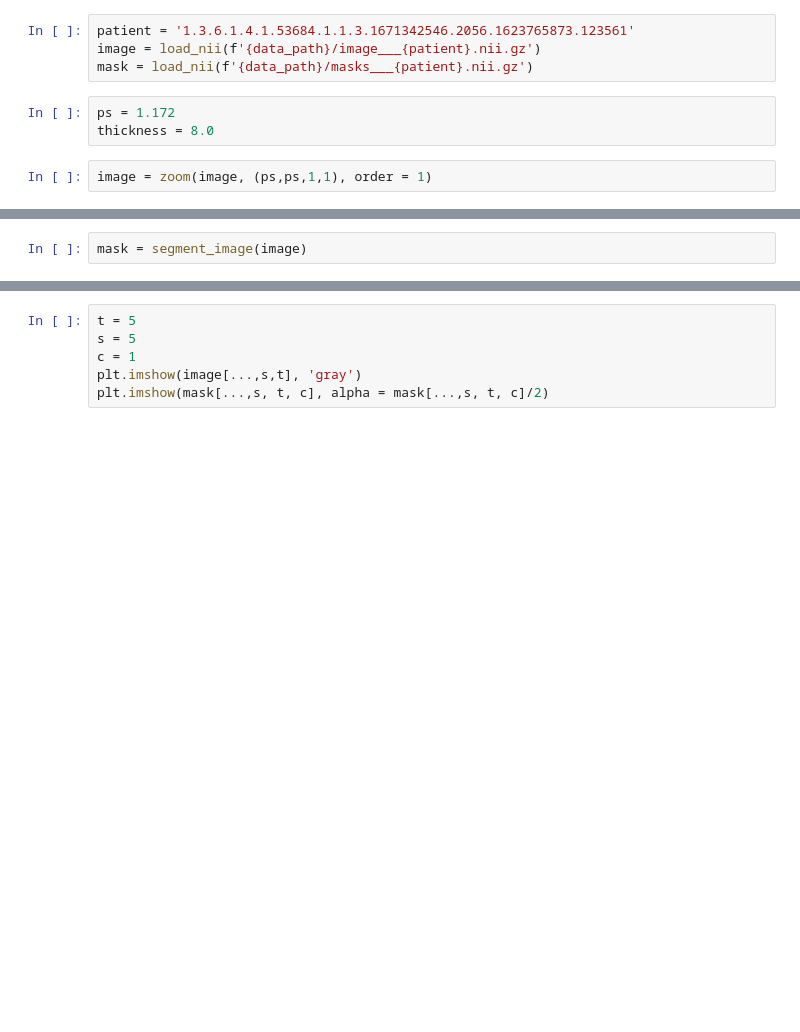
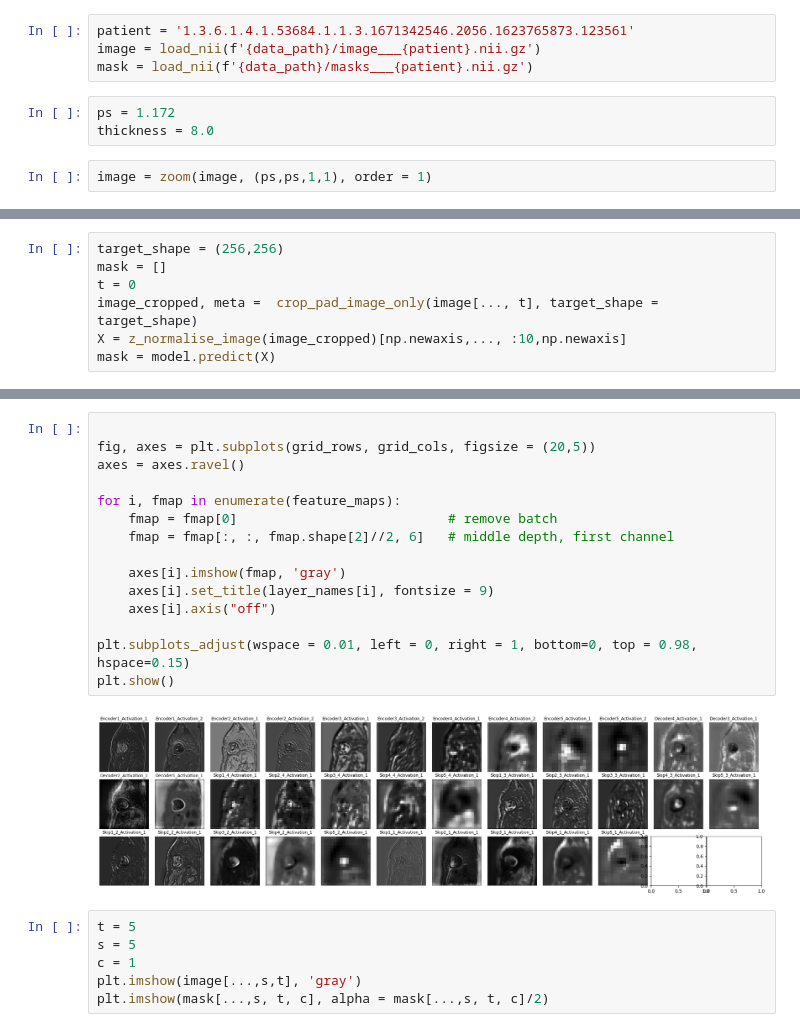
Before and after one commit to Ti-Yao/Roundel-Clinical, a Jupyter notebook: inference.ipynb, the cells around one changed output, grey strips where cells are left out. Saved outputs shown, nothing was run; the diff lists cells and outputs as text; blank space fills up the shorter version.

```diff
--- a/inference.ipynb
+++ b/inference.ipynb
@@ -51,4 +84,9 @@ def segment_image(image):
     mask = np.stack(mask, -2)
     return mask
 # %%
-mask = segment_image(image)
+target_shape = (256,256)
+mask = []
+t = 0
+image_cropped, meta =  crop_pad_image_only(image[..., t], target_shape = target_shape)
+X = z_normalise_image(image_cropped)[np.newaxis,..., :10,np.newaxis]
+mask = model.predict(X)
@@ -55,3 +148,20 @@ mask = segment_image(image)
+# %%
+
+fig, axes = plt.subplots(grid_rows, grid_cols, figsize = (20,5))
+axes = axes.ravel()
+
+for i, fmap in enumerate(feature_maps):
+    fmap = fmap[0]                           # remove batch
+    fmap = fmap[:, :, fmap.shape[2]//2, 6]   # middle depth, first channel
+
+    axes[i].imshow(fmap, 'gray')
+    axes[i].set_title(layer_names[i], fontsize = 9)
+    axes[i].axis("off")
+
+plt.subplots_adjust(wspace = 0.01, left = 0, right = 1, bottom=0, top = 0.98, hspace=0.15)
+plt.show()
+# %% [output]
+[figure, added]
 # %%
 t = 5
 s = 5
```
Also changed, not shown: parts of 6 cells of this notebook, 3 other files.
